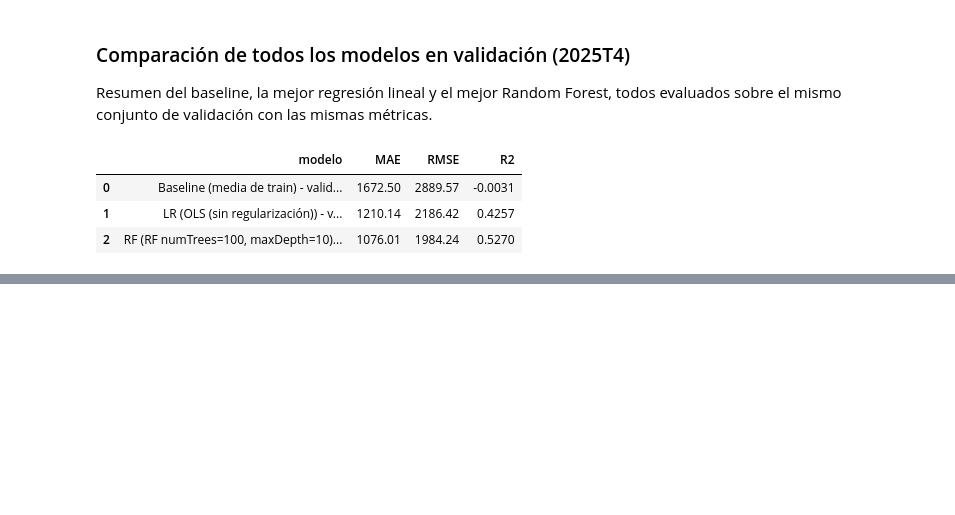
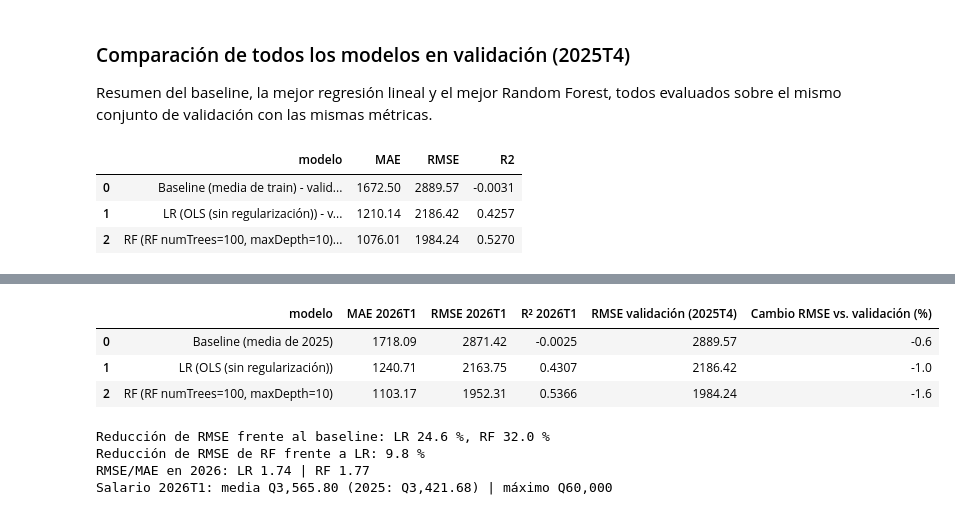
Before and after one commit to Zacatac23/Laboratorio-7-Spark, a Jupyter notebook: Laboratorio7_Avance_SparkMLlib.ipynb, the cells around one changed output, grey strips where cells are left out. Saved outputs shown, nothing was run; the diff lists cells and outputs as text; code cells hidden in the pictures; blank space fills up the shorter version.

```diff
--- a/Laboratorio7_Avance_SparkMLlib.ipynb
+++ b/Laboratorio7_Avance_SparkMLlib.ipynb
@@ -1128,0 +1197,34 @@ pd.DataFrame(resultados_modelos)
+# %%
+# ---- Tabla comparativa final: métricas en 2026T1 sobre todos los registros ----
+rmse_valid = {r["modelo"].split(" - ")[0]: r["RMSE"] for r in resultados_modelos}
+filas = [
+    ("Baseline (media de 2025)", "pred_base", rmse_valid["Baseline (media de train)"]),
+    (f"LR ({mejor_lr_nombre})",   "pred_lr",   rmse_valid[f"LR ({mejor_lr_nombre})"]),
+    (f"RF ({mejor_rf_nombre})",   "pred_rf",   rmse_valid[f"RF ({mejor_rf_nombre})"]),
+]
+resultados_test = []
+for nombre, col_pred, rmse_v in filas:
+    m = evaluar(pred_test.withColumn("prediction", F.col(col_pred)), nombre)
+    m["RMSE validación (2025T4)"] = rmse_v
+    m["Cambio RMSE vs. validación (%)"] = round(100 * (m["RMSE"] - rmse_v) / rmse_v, 1)
+    resultados_test.append(m)
+
+tabla_test = pd.DataFrame(resultados_test).rename(columns={"MAE": "MAE 2026T1", "RMSE": "RMSE 2026T1", "R2": "R² 2026T1"})
+display(tabla_test)
+
+r = {x["modelo"][:2]: x for x in resultados_test}
+print(f"Reducción de RMSE frente al baseline: LR {100*(1 - r['LR']['RMSE']/r['Ba']['RMSE']):.1f} %, "
+      f"RF {100*(1 - r['RF']['RMSE']/r['Ba']['RMSE']):.1f} %")
+print(f"Reducción de RMSE de RF frente a LR: {100*(1 - r['RF']['RMSE']/r['LR']['RMSE']):.1f} %")
+print(f"RMSE/MAE en 2026: LR {r['LR']['RMSE']/r['LR']['MAE']:.2f} | RF {r['RF']['RMSE']/r['RF']['MAE']:.2f}")
+print(f"Salario 2026T1: media Q{pred_test.agg(F.mean(LABEL)).first()[0]:,.2f} "
+      f"(2025: Q{media_2025:,.2f}) | máximo Q{pred_test.agg(F.max(LABEL)).first()[0]:,.0f}")
+# %% [output]
+|  | modelo | MAE 2026T1 | RMSE 2026T1 | R² 2026T1 | RMSE validación (2025T4) | Cambio RMSE vs. validación (%) |
+| 0 | Baseline (media de 2025) | 1718.09 | 2871.42 | -0.0025 | 2889.57 | -0.6 |
+| 1 | LR (OLS (sin regularización)) | 1240.71 | 2163.75 | 0.4307 | 2186.42 | -1.0 |
+| 2 | RF (RF numTrees=100, maxDepth=10) | 1103.17 | 1952.31 | 0.5366 | 1984.24 | -1.6 |
+Reducción de RMSE frente al baseline: LR 24.6 %, RF 32.0 %
+Reducción de RMSE de RF frente a LR: 9.8 %
+RMSE/MAE en 2026: LR 1.74 | RF 1.77
+Salario 2026T1: media Q3,565.80 (2025: Q3,421.68) | máximo Q60,000
```
Also changed, not shown: parts of 18 cells of this notebook, 1 other file.
